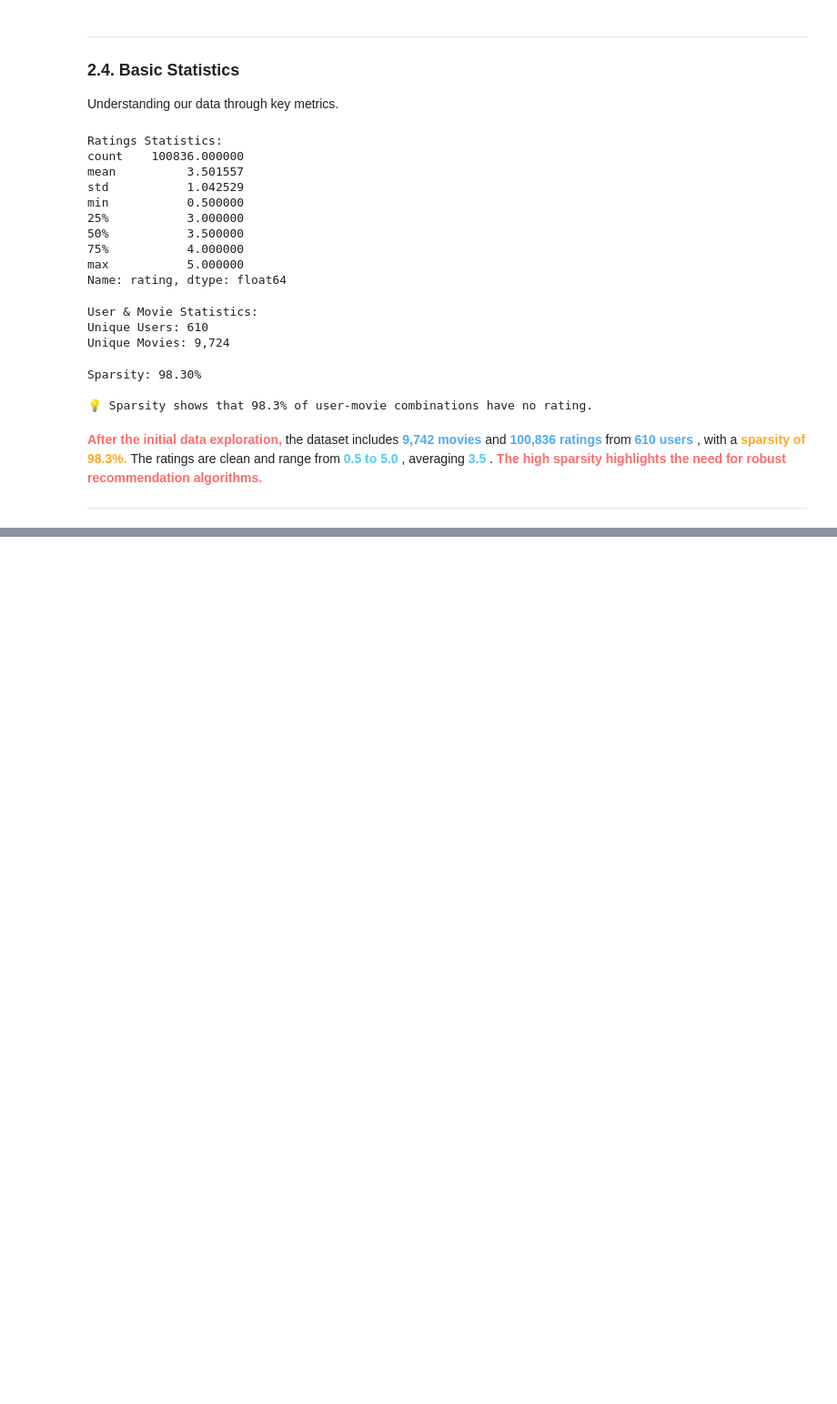
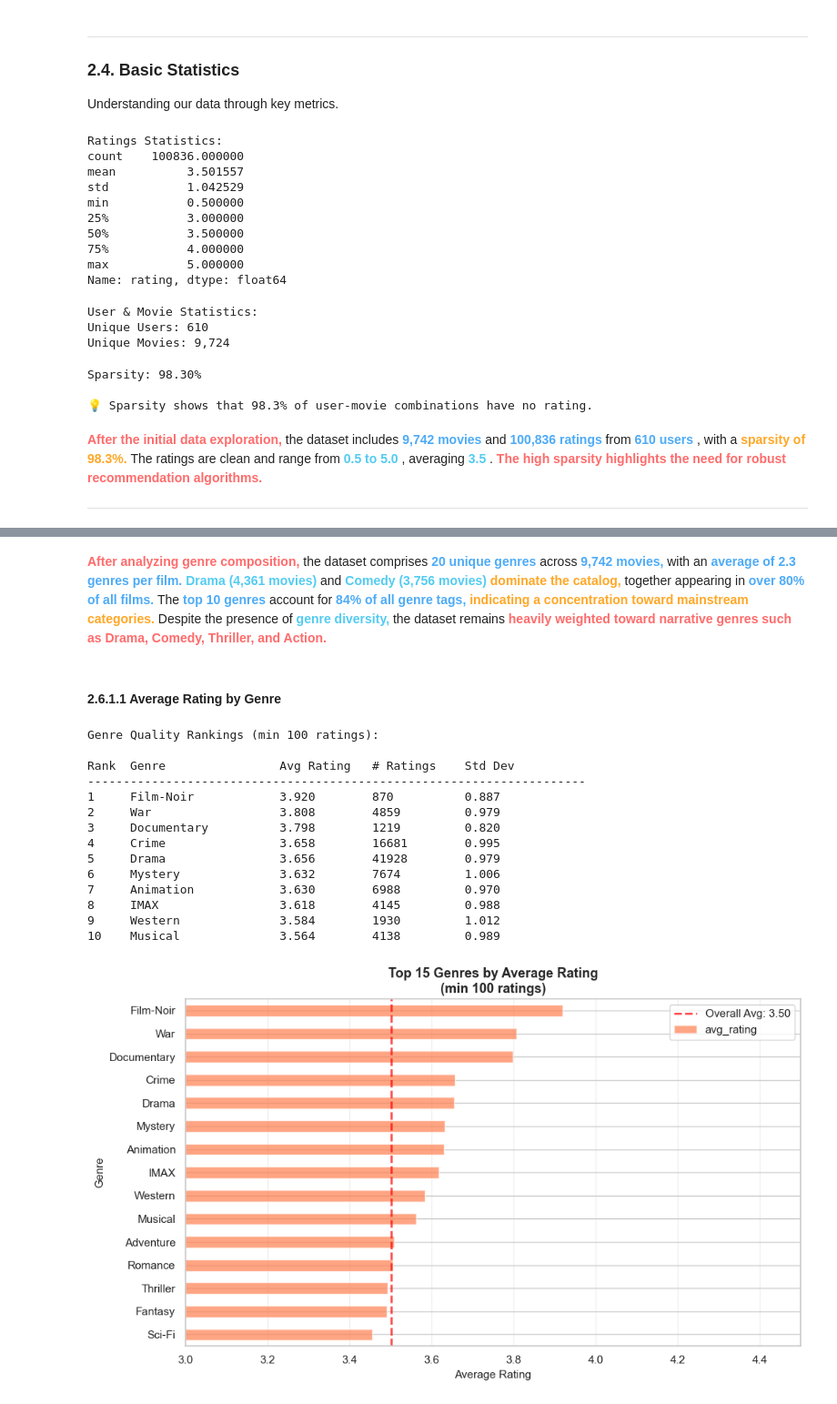
Before and after one commit to MrDenzy/Phase-4-Project---Movie-Recommendation-System, a Jupyter notebook: notebook/blex.ipynb, the cells around one changed output, grey strips where cells are left out. Shown at 91% size. Cells and saved outputs as stored; diff of their text form; code cells hidden in the pictures; blank space fills up the shorter version.

```diff
--- a/notebook/blex.ipynb
+++ b/notebook/blex.ipynb
@@ -223,0 +401,59 @@ The datasets will be combined into one unified DataFrame for analysis.
+# %% [markdown]
+<span style="color:#ff6b6b; font-weight:bold;"> After analyzing genre composition, </span> the dataset comprises <span style="color:#4dabf7; font-weight:bold;"> 20 unique genres </span> across <span style="color:#4dabf7; font-weight:bold;"> 9,742 movies, </span> with an <span style="color:#4dabf7; font-weight:bold;"> average of 2.3 genres per film. </span> <span style="color:#53cbf1; font-weight:bold;"> Drama (4,361 movies) </span> and <span style="color:#53cbf1; font-weight:bold;"> Comedy (3,756 movies) </span> <span style="color:#ffa726; font-weight:bold;"> dominate the catalog, </span> together appearing in <span style="color:#4dabf7; font-weight:bold;"> over 80% of all films. </span> The <span style="color:#4dabf7; font-weight:bold;"> top 10 genres </span> account for <span style="color:#4dabf7; font-weight:bold;"> 84% of all genre tags, </span> <span style="color:#ffa726; font-weight:bold;"> indicating a concentration toward mainstream categories. </span> Despite the presence of <span style="color:#53cbf1; font-weight:bold;"> genre diversity, </span> the dataset remains <span style="color:#ff6b6b; font-weight:bold;"> heavily weighted toward narrative genres such as Drama, Comedy, Thriller, and Action. </span>
+# %% [markdown]
+#### **2.6.1.1 Average Rating by Genre**
+# %%
+
+# Merge movie_data with genre information
+movie_data_genre = movie_data.copy()
+movie_data_genre['genres'] = movie_data_genre['genres'].str.split('|')
+genre_ratings_expanded = movie_data_genre.explode('genres')
+
+# Calculate average rating per genre
+genre_stats = genre_ratings_expanded.groupby('genres').agg({
+    'rating': ['mean', 'count', 'std']
+}).reset_index()
+genre_stats.columns = ['genre', 'avg_rating', 'num_ratings', 'std_rating']
+
+# Filter genres with at least 100 ratings for reliability
+genre_stats_filtered = genre_stats[genre_stats['num_ratings'] >= 100].copy()
+genre_stats_filtered = genre_stats_filtered.sort_values('avg_rating', ascending=False)
+
+print("Genre Quality Rankings (min 100 ratings):\n")
+print(f"{'Rank':<5} {'Genre':<20} {'Avg Rating':<12} {'# Ratings':<12} {'Std Dev':<10}")
+print("-" * 70)
+for idx, row in enumerate(genre_stats_filtered.head(10).itertuples(), 1):
+    print(f"{idx:<5} {row.genre:<20} {row.avg_rating:<12.3f} {row.num_ratings:<12} {row.std_rating:<10.3f}")
+
+plt.figure(figsize=(10, 6))
+genre_stats_filtered.head(15).set_index('genre')['avg_rating'].plot(
+    kind='barh', color='coral', alpha=0.7
+)
+plt.title('Top 15 Genres by Average Rating\n(min 100 ratings)',
+          fontsize=13, fontweight='bold')
+plt.xlabel('Average Rating', fontsize=11)
+plt.ylabel('Genre', fontsize=11)
+plt.axvline(movie_data['rating'].mean(), color='red', linestyle='--',
+            linewidth=2, alpha=0.7, label=f'Overall Avg: {movie_data["rating"].mean():.2f}')
+plt.gca().invert_yaxis()
+plt.legend()
+plt.grid(axis='x', alpha=0.3)
+plt.xlim(3.0, 4.5)
+plt.tight_layout()
+plt.show()
+# %% [output]
+Genre Quality Rankings (min 100 ratings):
+
+Rank  Genre                Avg Rating   # Ratings    Std Dev
+----------------------------------------------------------------------
+1     Film-Noir            3.920        870          0.887
+2     War                  3.808        4859         0.979
+3     Documentary          3.798        1219         0.820
+4     Crime                3.658        16681        0.995
+5     Drama                3.656        41928        0.979
+6     Mystery              3.632        7674         1.006
+7     Animation            3.630        6988         0.970
+8     IMAX                 3.618        4145         0.988
+9     Western              3.584        1930         1.012
+10    Musical              3.564        4138         0.989
+[figure, added]
```
Also changed, not shown: parts of 23 cells of this notebook.
